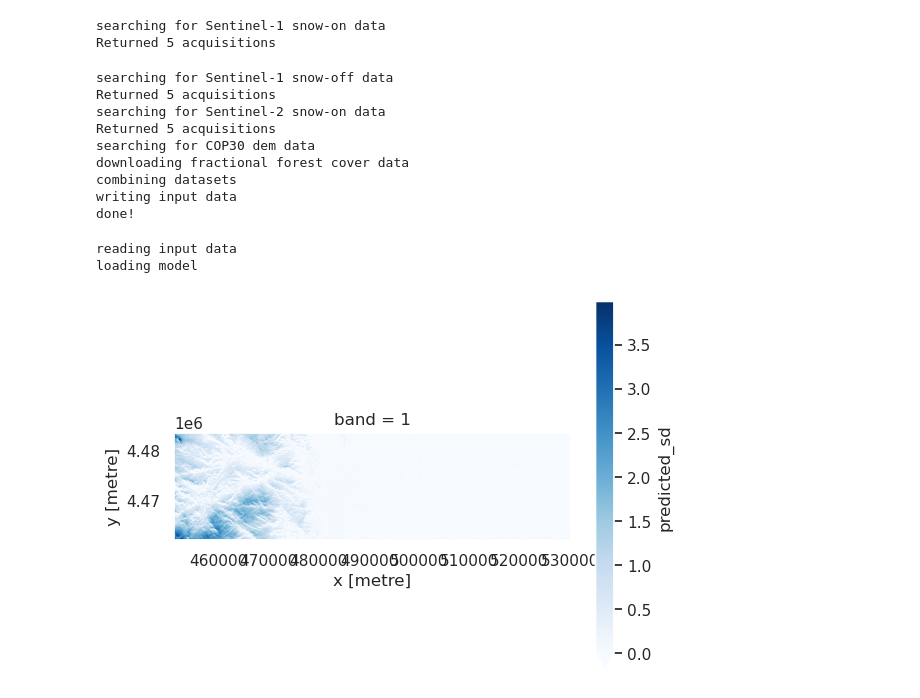
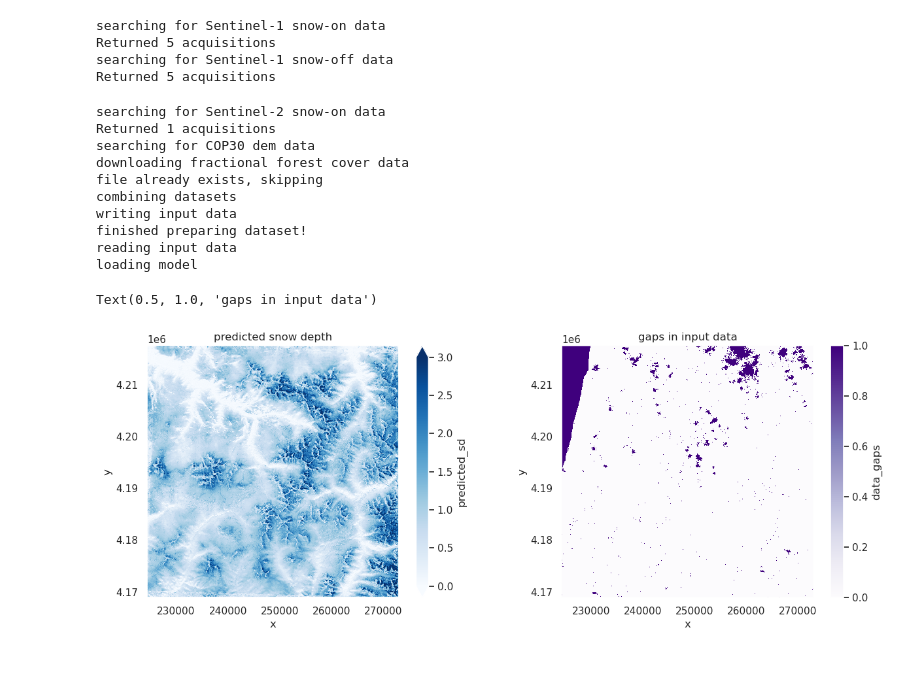
Before and after one commit to geo-smart/deep-snow, a Jupyter notebook: notebooks/application/apply_model_full.ipynb, the cells around one changed output. Cells and saved outputs as stored; diff of their text form; code cells hidden in the pictures; blank space fills up the shorter version.

```diff
--- a/notebooks/application/apply_model_full.ipynb
+++ b/notebooks/application/apply_model_full.ipynb
@@ -4,35 +4,38 @@ import matplotlib.pyplot as plt
 import seaborn as sns
 # %%
 # set up arguments
-aoi = {'minlon':-104.6450, 'minlat':40.5002, 'maxlon':-105.5754, 'maxlat':40.3092}
+aoi = {'minlon':-108.1239, 'minlat':37.6393, 'maxlon':-107.5878, 'maxlat':38.0641}
 target_date = '20240320'
 snowoff_date = '20230910'
+model_path = '../../weights/quinn_ResDepth_v3'
 out_dir = '../../data/application'
-model_path = '../../weights/quinn_ResDepth_v3'
 # %%
-download_data(aoi=aoi, target_date=target_date, snowoff_date=snowoff_date, out_dir=out_dir)
+ds = predict_sd(aoi=aoi, target_date=target_date, snowoff_date=snowoff_date, model_path=model_path, out_dir=out_dir)
 # %% [output]
 searching for Sentinel-1 snow-on data
 Returned 5 acquisitions
+searching for Sentinel-1 snow-off data
+Returned 5 acquisitions
-searching for Sentinel-1 snow-off data
-Returned 5 acquisitions
 searching for Sentinel-2 snow-on data
-Returned 5 acquisitions
+Returned 1 acquisitions
 searching for COP30 dem data
 downloading fractional forest cover data
+file already exists, skipping
 combining datasets
 writing input data
-done!
+finished preparing dataset!
+reading input data
+loading model
-# %%
-ds = apply_model(out_dir=out_dir, model_path=model_path)
-# %% [output]
-reading input data
-loading model
 # %%
 sns.set_theme()
-f, ax = plt.subplots()
-ds.predicted_sd.plot(ax=ax, cmap='Blues', vmin=0)
-ax.set_aspect('equal')
-ax.set_title('predicted snow depth')
+f, ax = plt.subplots(1, 2, figsize=(15, 5))
+ds.predicted_sd.plot(ax=ax[0], cmap='Blues', vmin=0, vmax=3)
+ax[0].set_aspect('equal')
+ax[0].set_title('predicted snow depth')
+
+ds.data_gaps.plot(ax=ax[1], cmap='Purples')
+ax[1].set_aspect('equal')
+ax[1].set_title('gaps in input data')
 # %% [output]
+Text(0.5, 1.0, 'gaps in input data')
-[figure, old version]
+[figure, new version]
```
Also changed, not shown: parts of 4 cells of this notebook, 4 other files.
